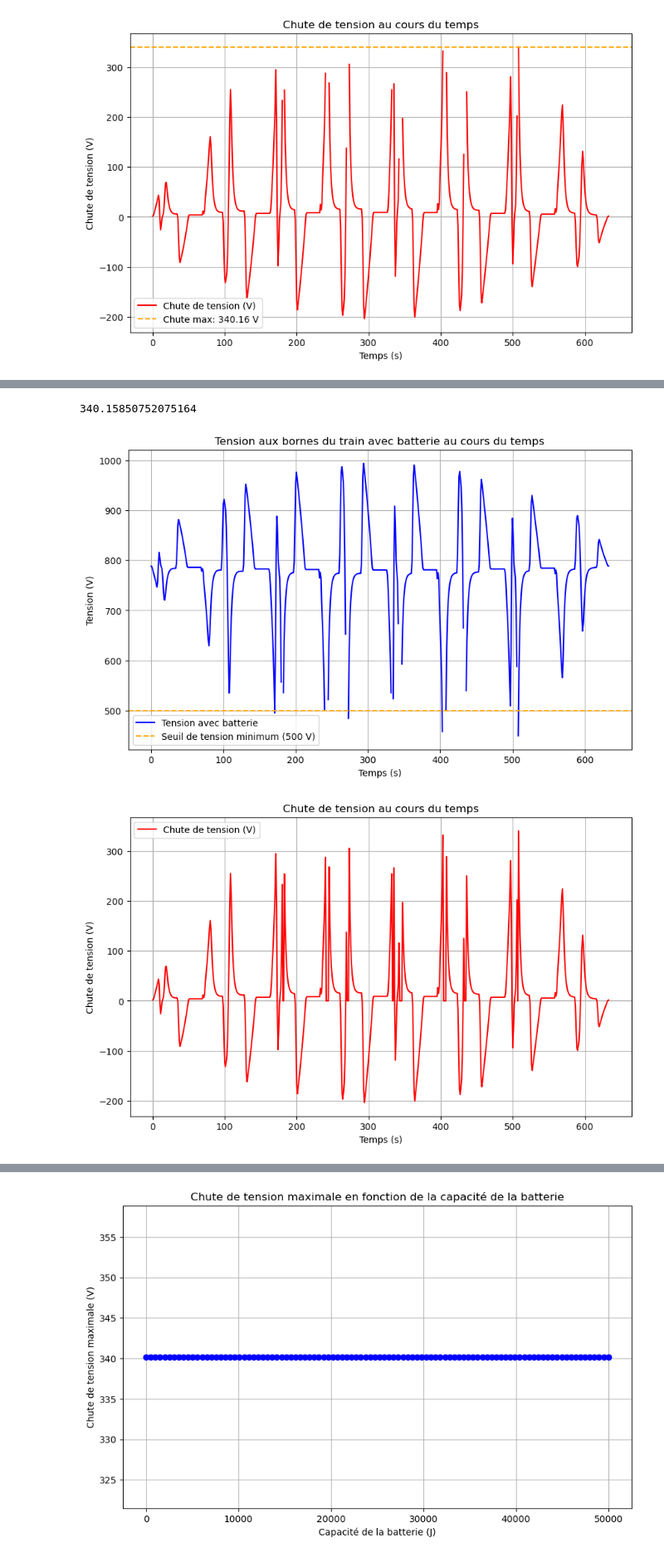
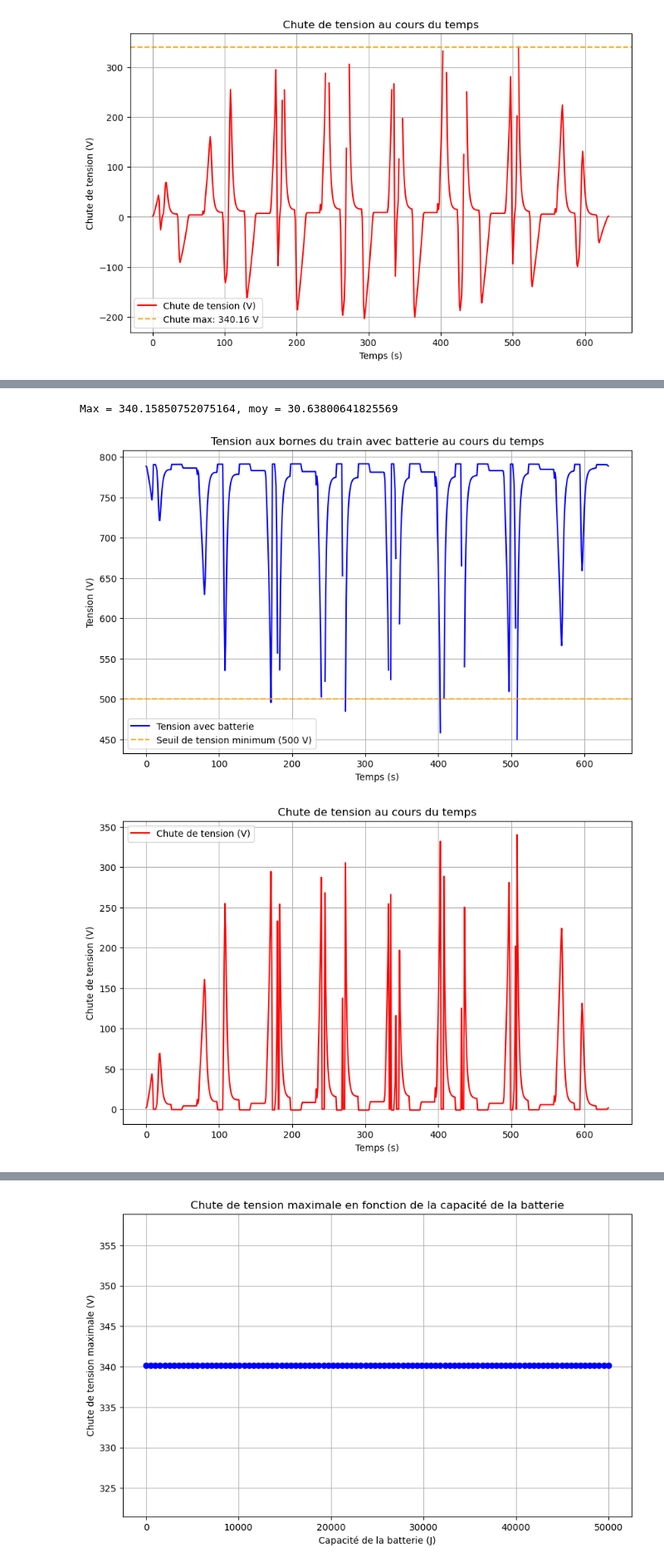
Before and after one commit to Lounes78/Opti_gen_NSGA2, a Jupyter notebook: simulation.ipynb, the cells around one changed output, grey strips where cells are left out. Shown at 83% size. Drawn from its saved outputs; the diff is of its cells as text; code cells hidden in the pictures.

Commit message:
battery output/input capa

```diff
--- a/simulation.ipynb
+++ b/simulation.ipynb
@@ -304,8 +302,8 @@ plt.show()
 # %%
-battery_capacity = 50000000  # Capacité de la batterie (J)
-battery_level = 50000000    # Niveau initial de la batterie (J)
-battery_output_capacity = 50000000  # Puissance max fournie par la batterie (W)
-battery_input_capacity = 50000000   # Puissance max absorbée par la batterie (W)
+battery_capacity = 5000000  # Capacité de la batterie (J)
+battery_level = 2500000    # Niveau initial de la batterie (J)
+battery_output_capacity = 5000  # Puissance max fournie par la batterie (W)
+battery_input_capacity = 5000   # Puissance max absorbée par la batterie (W)
 
 # battery_capacity = 0  # Capacité de la batterie (J)
 # battery_level = 0    # Niveau initial de la batterie (J)
@@ -323,44 +321,47 @@ for idx in range(len(temps)):
     P_battery, P_LAC, P_rhéostat, battery_level = gestion_batterie(
         Ptrain[idx], battery_level, battery_capacity, battery_output_capacity, battery_input_capacity, Dt)
 
+
+
     # Puissance totale disponible pour le train (LAC + Batterie)
     P_total = P_LAC + P_battery - P_rhéostat
+    # print(P_total - Ptrain[idx])
 
     x = position_x[idx]
     Req = calculer_Req(x)
     # Calcul de la chute de tension en fonction de la puissance totale et de la résistance équivalente
     delta = Vsst**2 - 4 * Req * P_total
-    print(delta)
+    # print(delta)
     if delta >= 0:
         V = 0.5 * (Vsst + np.sqrt(delta))
     else:
         V = np.nan  # En cas de chute excessive ou calcul non défini, utiliser NaN (pas de 0 brutal)
 
     Vtrain.append(V)  # Ajouter la tension calculée à la liste Vtrain
     chute_tension = Vsst - V if not np.isnan(V) else 0  # Calculer la chute de tension
     chutes_de_tension.append(chute_tension)
 
-print(max(chutes_de_tension))
+print(f"Max = {max(chutes_de_tension)}, moy = {np.mean(chutes_de_tension)}" )
 # Affichage des résultats dans le notebook
 plt.figure(figsize=(10, 6))
 plt.plot(temps, Vtrain, label='Tension avec batterie', color='blue')
 plt.axhline(y=500, color='orange', linestyle='--', label="Seuil de tension minimum (500 V)")
 plt.title('Tension aux bornes du train avec batterie au cours du temps')
 plt.xlabel('Temps (s)')
 plt.ylabel('Tension (V)')
 plt.legend()
 plt.grid(True)
 plt.show()
 
 plt.figure(figsize=(10, 6))
 plt.plot(temps, chutes_de_tension, label='Chute de tension (V)', color='red')
 plt.title('Chute de tension au cours du temps')
 plt.xlabel('Temps (s)')
 plt.ylabel('Chute de tension (V)')
 plt.legend()
 plt.grid(True)
 plt.show()
 # %% [output]
-340.15850752075164
+Max = 340.15850752075164, moy = 30.63800641825569
-[figure, old version]
+[figure, new version]
-[figure, old version]
+[figure, new version]
```
Also changed, not shown: parts of 3 cells of this notebook.
